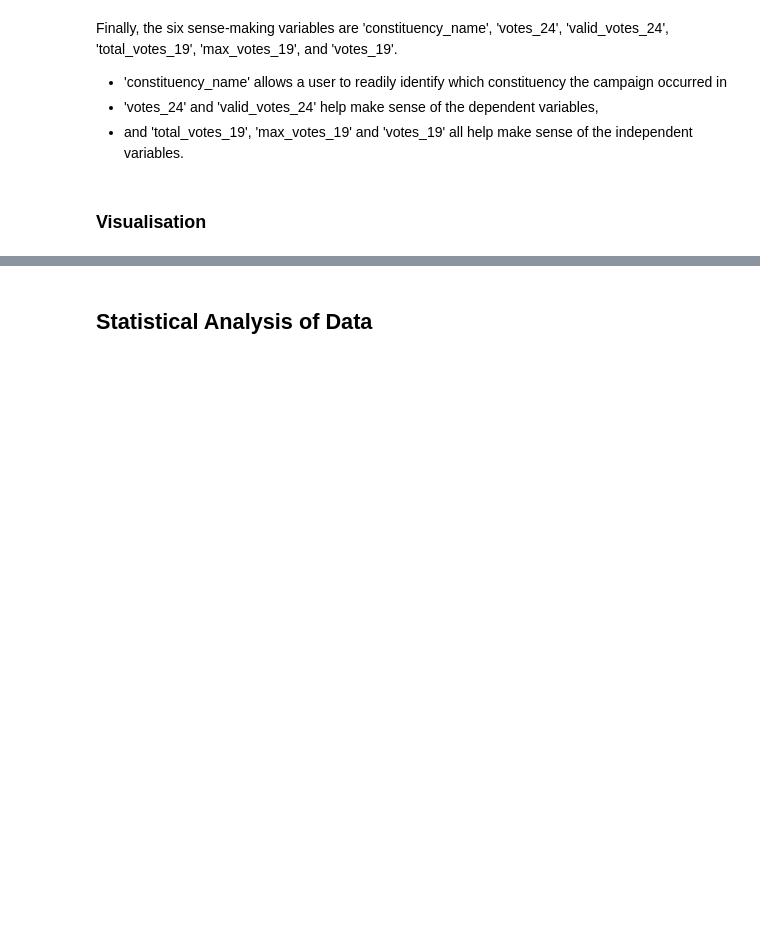
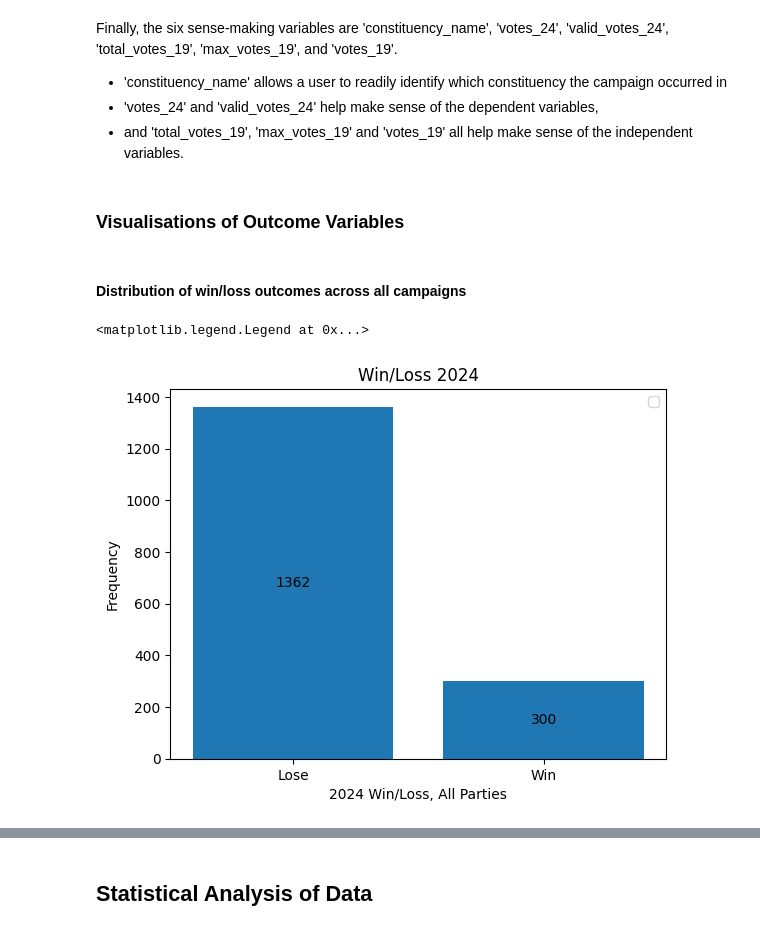
Before and after one commit to lintywilliams/EC-Assessment-1, a Jupyter notebook: Target-seat-rules-of-thumb.ipynb, the cells around one changed output, grey strips where cells are left out. Cells and saved outputs as stored; diff of their text form; code cells hidden in the pictures; blank space fills up the shorter version.

Commit message:
Added visualisations of dependent variables & select control variables

```diff
--- a/Target-seat-rules-of-thumb.ipynb
+++ b/Target-seat-rules-of-thumb.ipynb
@@ -1653,5 +1653,23 @@ Finally, the six sense-making variables are 'constituency_name', 'votes_24', 'va
 
 
 # Describe visualised relationship (association, correlation, outliers)
-# %% [markdown]
-### Visualisation
+# %% [markdown]
+### Visualisations of Outcome Variables
+# %% [markdown]
+#### Distribution of win/loss outcomes across all campaigns
+# %%
+# First, let's show our outcome variables, so we know what distributions we're working with.
+
+# Distribution of 'won_24'
+wins = main_final.groupby(['won_24']).size()
+wins_bar = plt.bar(wins.index, wins.values)
+plt.bar_label(wins_bar, label_type='center')
+
+plt.xlabel('2024 Win/Loss, All Parties')
+plt.xticks(ticks=[0, 1], labels=['Lose', 'Win']) # make binary values intelligible
+plt.ylabel('Frequency')
+plt.title('Win/Loss 2024')
+plt.legend()
+# %% [output]
+<matplotlib.legend.Legend at 0x...>
+[figure, added]
```
Also changed, not shown: parts of 17 cells of this notebook.
